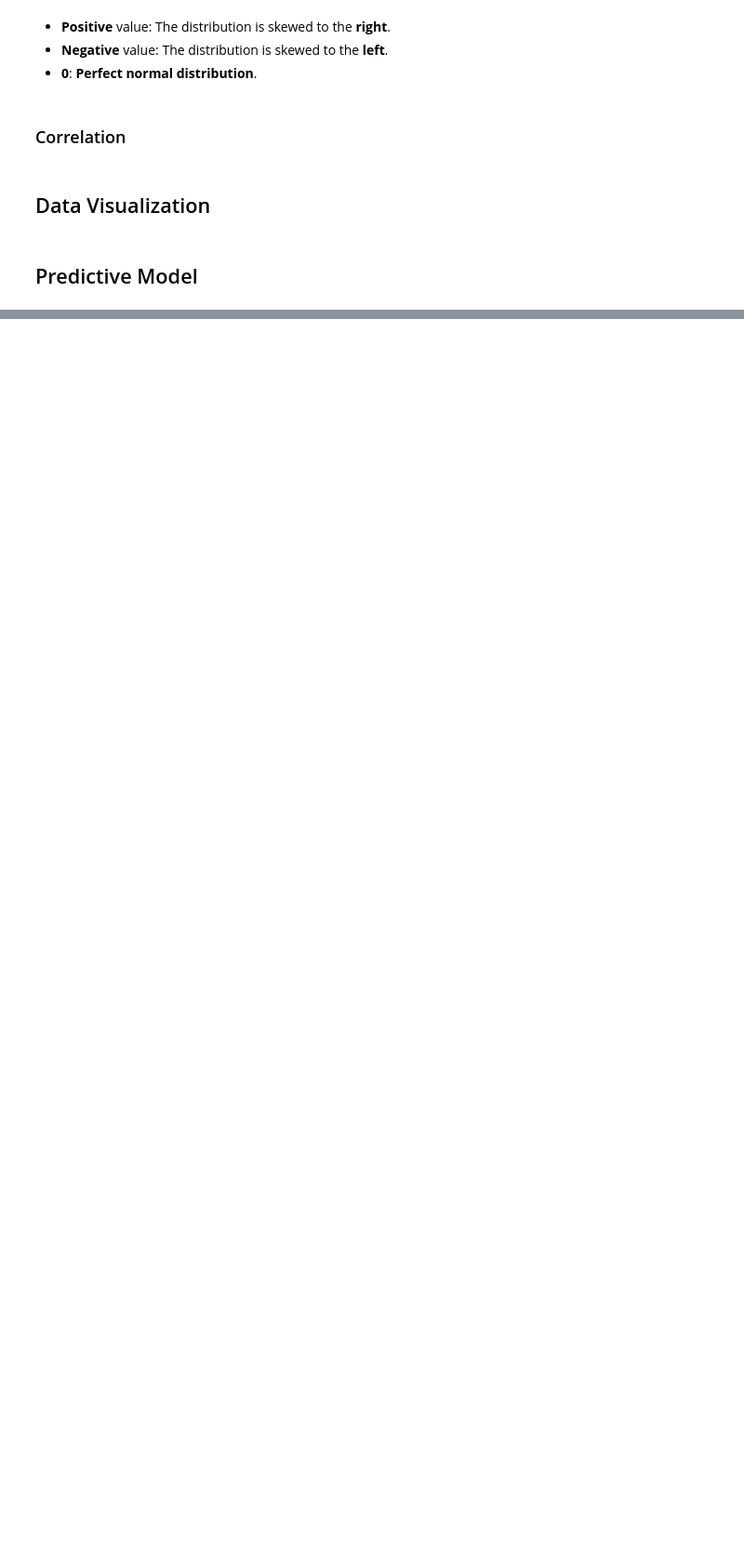
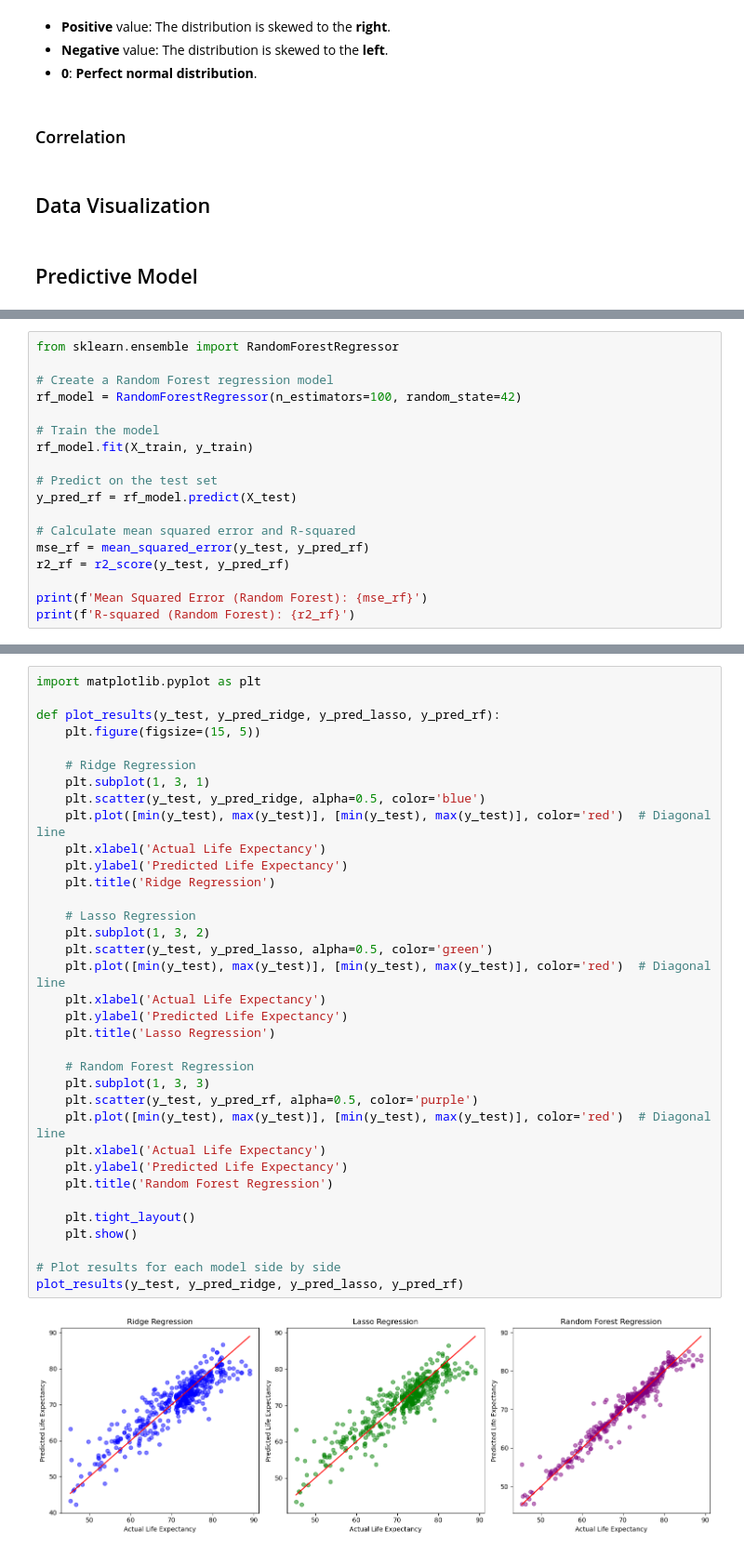
Before and after one commit to GrantCa24/DA_Group6-Final_Project, a Jupyter notebook: Project-Life_Expectancy.ipynb, the cells around one changed output, grey strips where cells are left out. Shown at 93% size. Cells and saved outputs as stored; diff of their text form; blank space fills up the shorter version.

```diff
--- a/Project-Life_Expectancy.ipynb
+++ b/Project-Life_Expectancy.ipynb
@@ -569,0 +707,18 @@ __[Pipeline Intro](https://www.freecodecamp.org/news/machine-learning-pipeline/)
+# %%
+from sklearn.ensemble import RandomForestRegressor
+
+# Create a Random Forest regression model
+rf_model = RandomForestRegressor(n_estimators=100, random_state=42)
+
+# Train the model
+rf_model.fit(X_train, y_train)
+
+# Predict on the test set
+y_pred_rf = rf_model.predict(X_test)
+
+# Calculate mean squared error and R-squared
+mse_rf = mean_squared_error(y_test, y_pred_rf)
+r2_rf = r2_score(y_test, y_pred_rf)
+
+print(f'Mean Squared Error (Random Forest): {mse_rf}')
+print(f'R-squared (Random Forest): {r2_rf}')
@@ -569,0 +728,37 @@ __[Pipeline Intro](https://www.freecodecamp.org/news/machine-learning-pipeline/)
+# %%
+import matplotlib.pyplot as plt
+
+def plot_results(y_test, y_pred_ridge, y_pred_lasso, y_pred_rf):
+    plt.figure(figsize=(15, 5))
+
+    # Ridge Regression
+    plt.subplot(1, 3, 1)
+    plt.scatter(y_test, y_pred_ridge, alpha=0.5, color='blue')
+    plt.plot([min(y_test), max(y_test)], [min(y_test), max(y_test)], color='red')  # Diagonal line
+    plt.xlabel('Actual Life Expectancy')
+    plt.ylabel('Predicted Life Expectancy')
+    plt.title('Ridge Regression')
+
+    # Lasso Regression
+    plt.subplot(1, 3, 2)
+    plt.scatter(y_test, y_pred_lasso, alpha=0.5, color='green')
+    plt.plot([min(y_test), max(y_test)], [min(y_test), max(y_test)], color='red')  # Diagonal line
+    plt.xlabel('Actual Life Expectancy')
+    plt.ylabel('Predicted Life Expectancy')
+    plt.title('Lasso Regression')
+
+    # Random Forest Regression
+    plt.subplot(1, 3, 3)
+    plt.scatter(y_test, y_pred_rf, alpha=0.5, color='purple')
+    plt.plot([min(y_test), max(y_test)], [min(y_test), max(y_test)], color='red')  # Diagonal line
+    plt.xlabel('Actual Life Expectancy')
+    plt.ylabel('Predicted Life Expectancy')
+    plt.title('Random Forest Regression')
+
+    plt.tight_layout()
+    plt.show()
+
+# Plot results for each model side by side
+plot_results(y_test, y_pred_ridge, y_pred_lasso, y_pred_rf)
+# %% [output]
+[figure, added]
```
Also changed, not shown: parts of 9 cells of this notebook.
